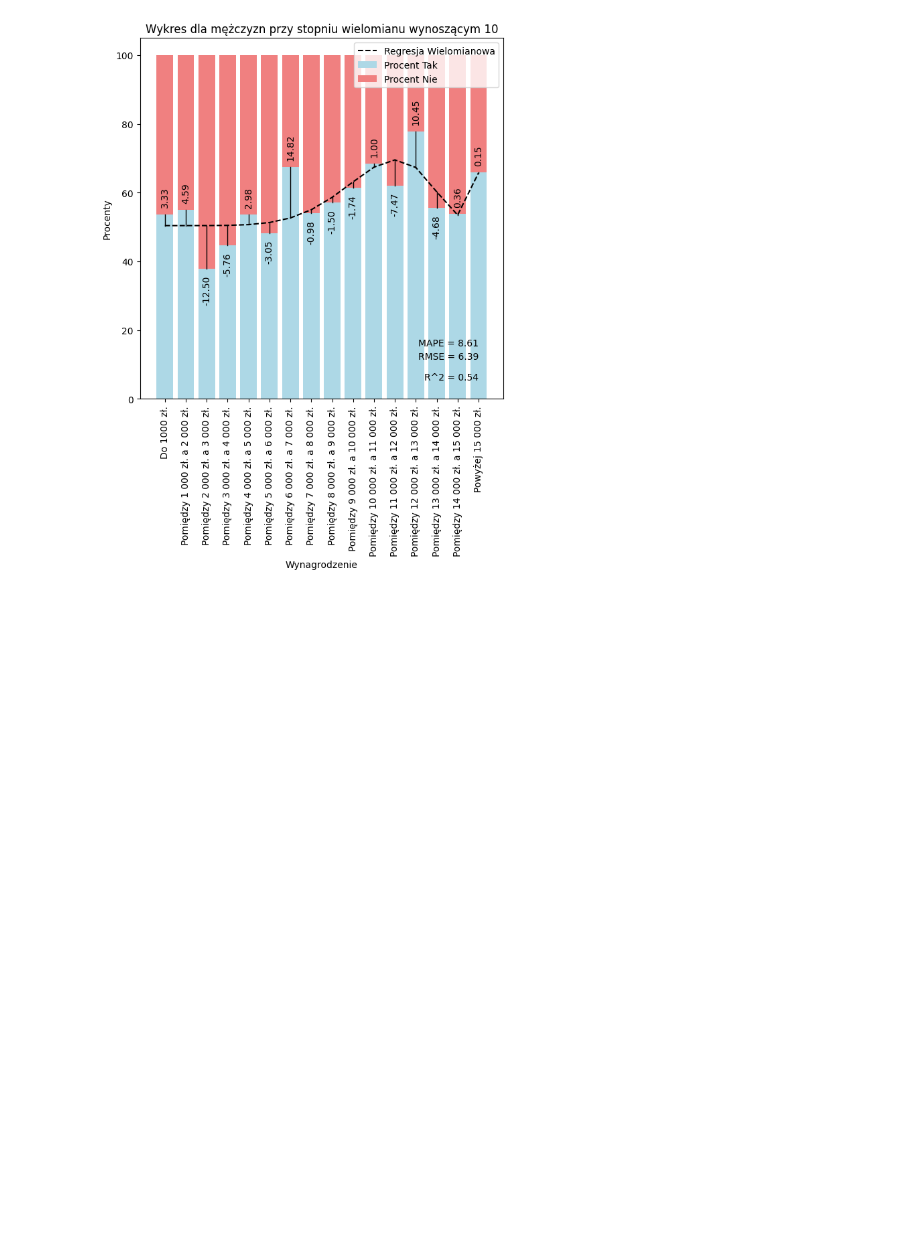
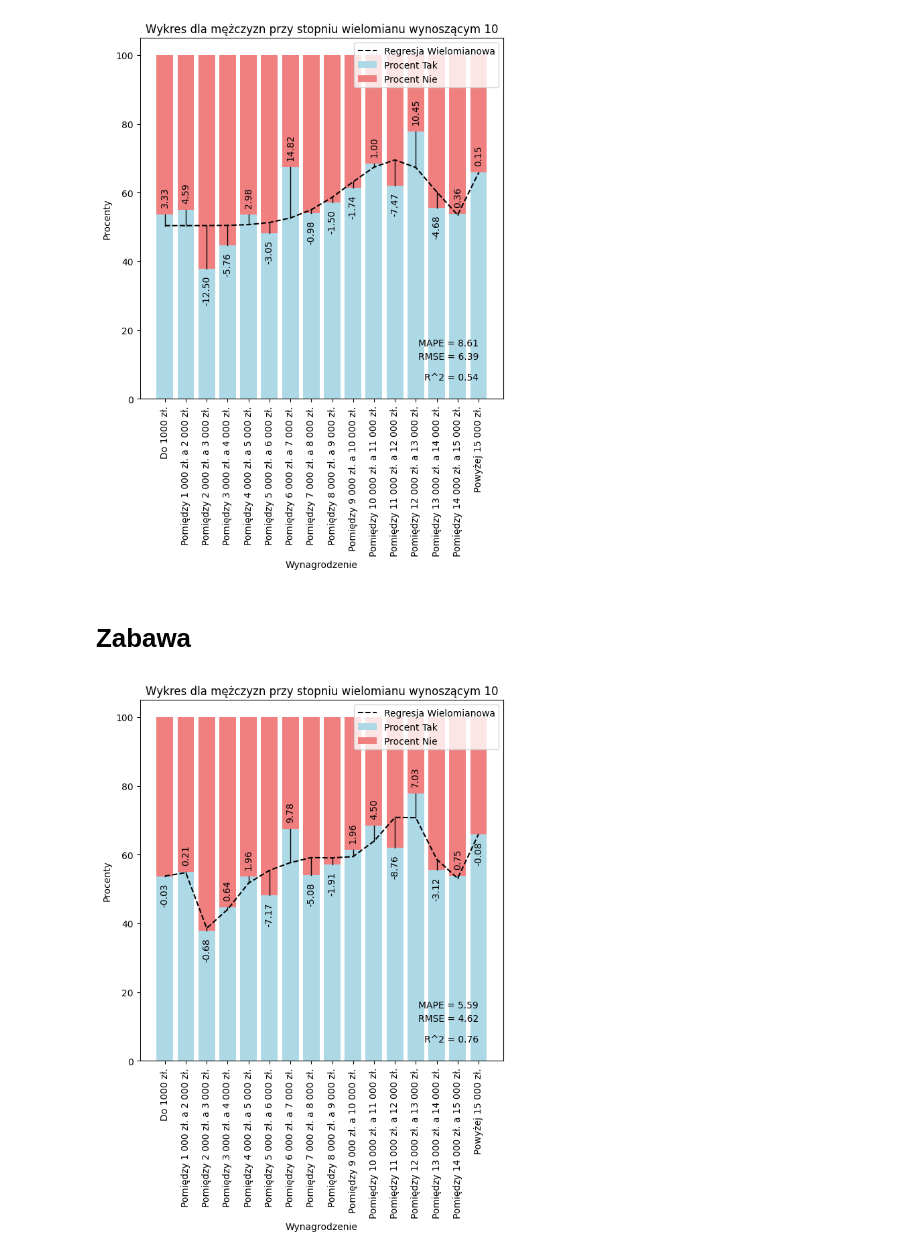
Before and after one commit to oskar-kaluza-pjatk/1_semestr_EWD_Prezentacja, a Jupyter notebook: EWD_prezentacja.ipynb, the cells around one changed output. Cells and saved outputs as stored; diff of their text form; code cells hidden in the pictures; blank space fills up the shorter version.

```diff
--- a/EWD_prezentacja.ipynb
+++ b/EWD_prezentacja.ipynb
@@ -470,3 +471,6 @@ wykres_regresji_wielomianowej('kobiety_kasa')
 wykres_regresji_wielomianowej('mezczyzna_kasa')
 # %% [output]
 [figure]
+# %% [markdown]
+
+# Zabawa
@@ -472,0 +538,4 @@ wykres_regresji_wielomianowej('mezczyzna_kasa')
+# %%
+wykres_regresji_wielomianowa_ridge('mezczyzna_kasa')
+# %% [output]
+[figure, added]
```
Also changed, not shown: parts of 9 cells of this notebook.
